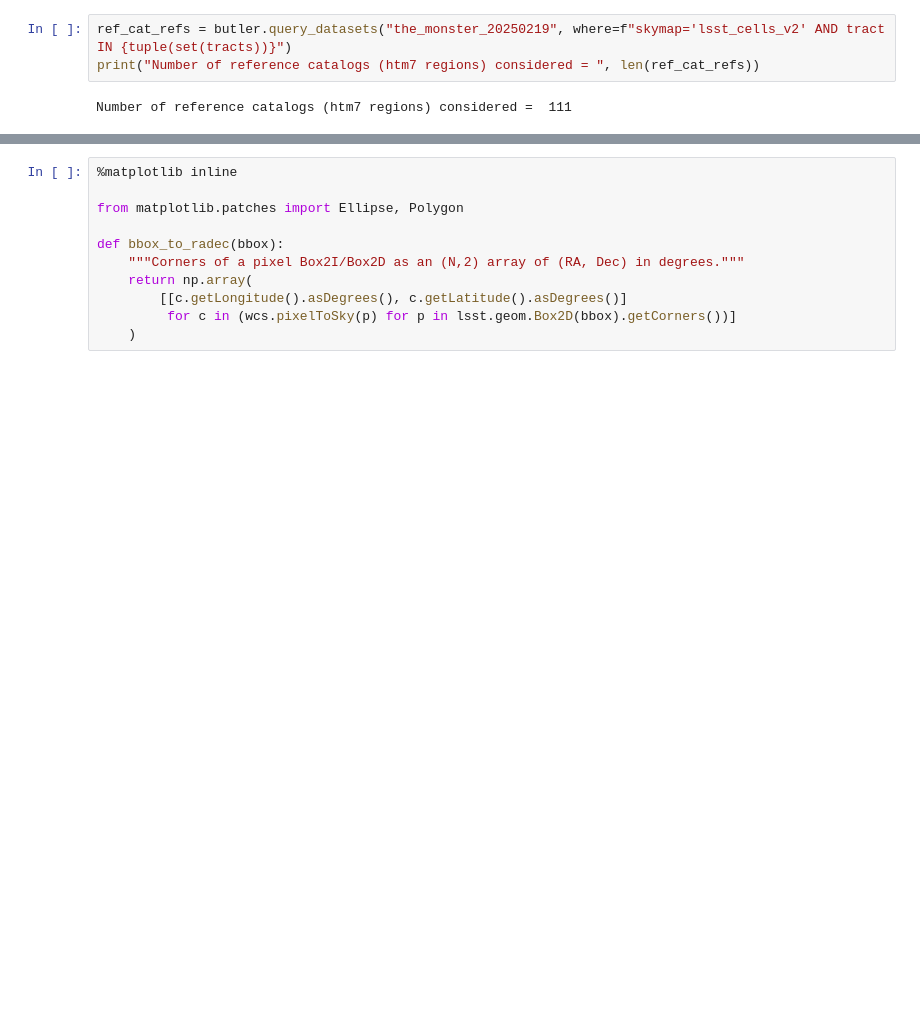
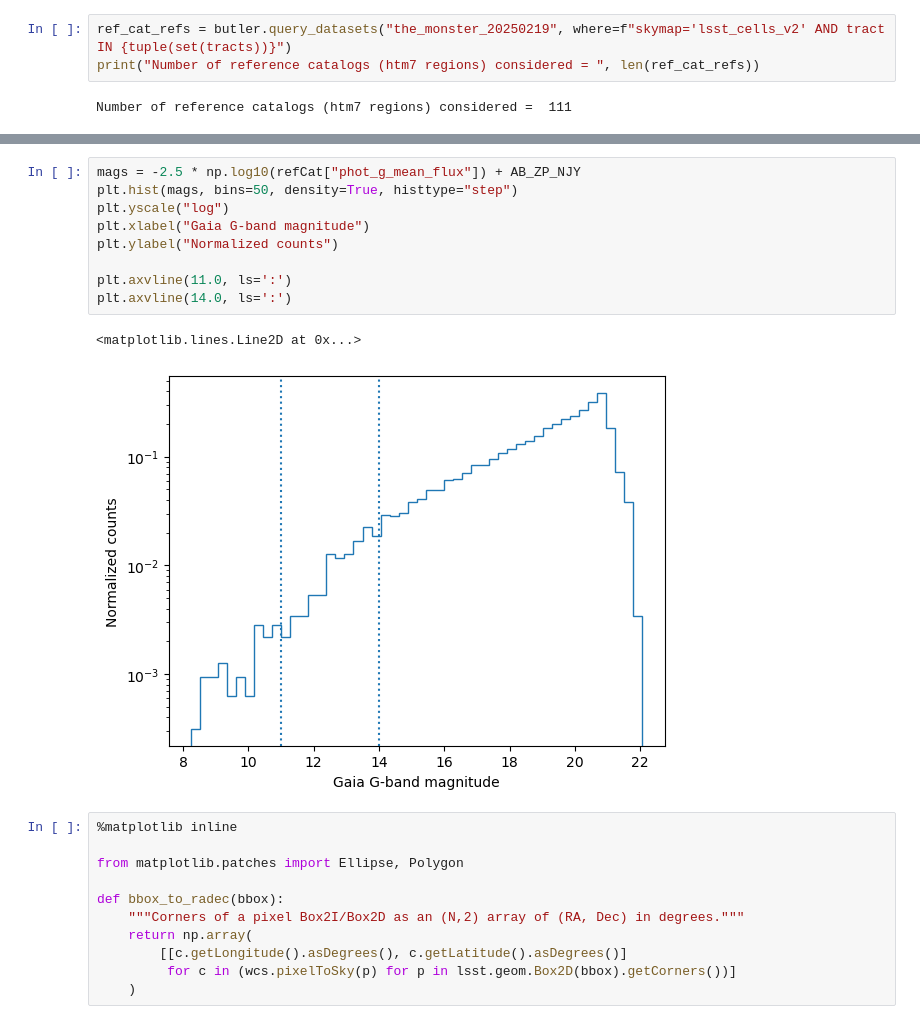
Before and after one commit to lsst-sitcom/sciunit_wlshear, a Jupyter notebook: notebooks/dp2/002-bright-star-masks.ipynb, the cells around one changed output, grey strips where cells are left out. Cells and saved outputs as stored; diff of their text form; blank space fills up the shorter version.

Commit message:
mag hist

```diff
--- a/notebooks/dp2/002-bright-star-masks.ipynb
+++ b/notebooks/dp2/002-bright-star-masks.ipynb
@@ -86,3 +130,15 @@ Number of reference catalogs (htm7 regions) considered =  111
+# %%
+mags = -2.5 * np.log10(refCat["phot_g_mean_flux"]) + AB_ZP_NJY
+plt.hist(mags, bins=50, density=True, histtype="step")
+plt.yscale("log")
+plt.xlabel("Gaia G-band magnitude")
+plt.ylabel("Normalized counts")
+
+plt.axvline(11.0, ls=':')
+plt.axvline(14.0, ls=':')
+# %% [output]
+<matplotlib.lines.Line2D at 0x...>
+[figure, added]
 # %%
 %matplotlib inline
 
```
Also changed, not shown: parts of 4 cells of this notebook.
